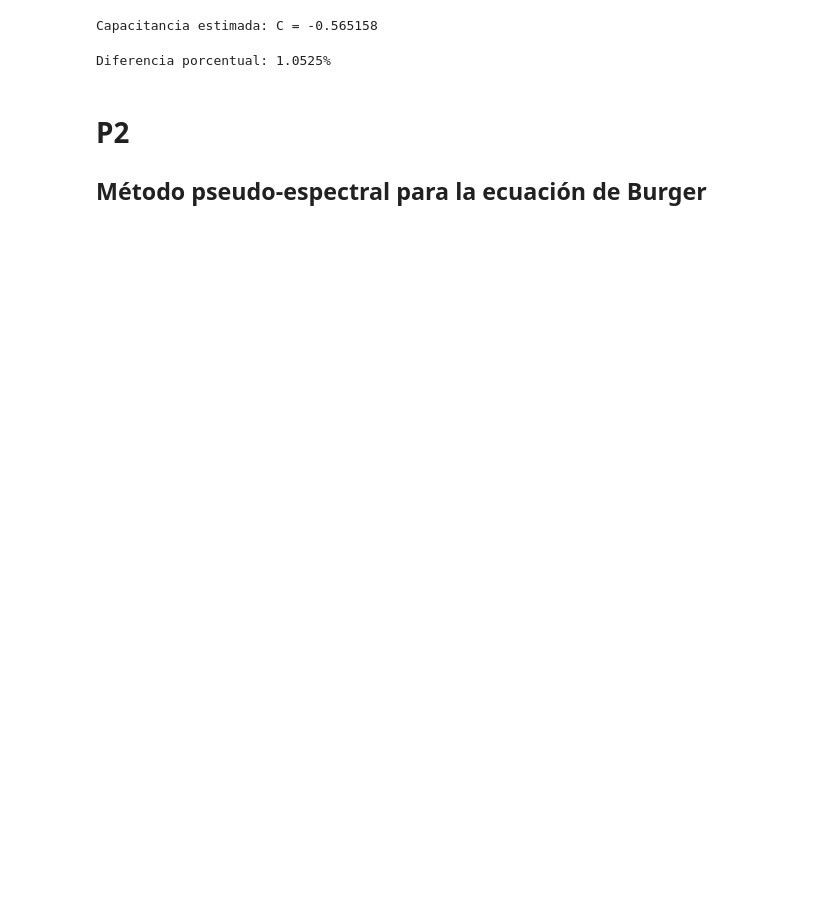
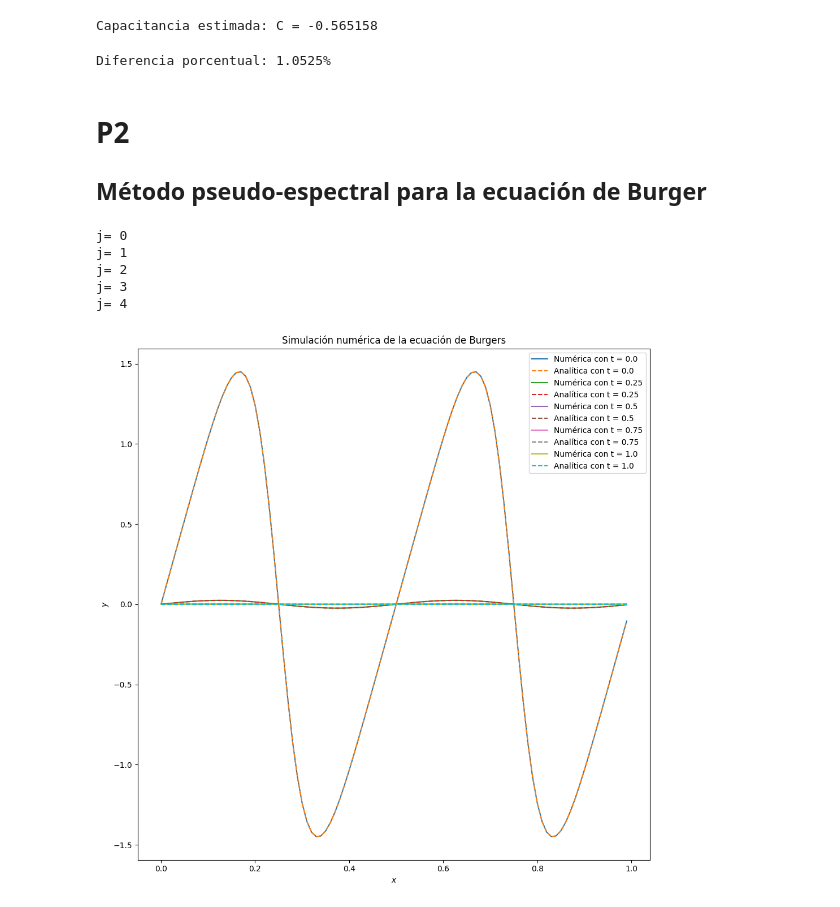
Before and after one commit to CrushinAngel/Numericos_7, a Jupyter notebook: Entrega.ipynb, the cells around one changed output. Cells and saved outputs as stored; diff of their text form; code cells hidden in the pictures; blank space fills up the shorter version.

```diff
--- a/Entrega.ipynb
+++ b/Entrega.ipynb
@@ -151,49 +151,59 @@ Diferencia porcentual: 1.0525%
 # %%
 from scipy.integrate import odeint
 import numpy as np
 import matplotlib.pyplot as plt
 import math
 
 N=100 # numero de pasos espaciales
 deltax = 1/N # paso espacial
-alpha=100 # value of the combination deltat/deltax (en unidades adimensionalizadas)
-deltat = alpha*deltax #paso temporal
-M=int(1/deltat) #numero de pasos de modo que la simulacion corra hasta t=1
-print('M=',M)
 v0=np.empty(N)
 v_theo=np.empty(N)
 x=np.empty(N)
+nu = 0.1
+k = 2
 
 for i in range(N):
-    v0[i] = np.sin(i*2*math.pi/N)
+    v0[i] = (2*math.pi*k*nu*np.sin(2*math.pi*k*i/N))/(1 + 0.5*np.cos(2*math.pi*k*i/N))
     x[i] = i/N
 
 def derivada(v,t):
     vf = np.fft.fft(v)
-    freq = np.fft.fftfreq(N, d=1)
-    return -alpha*np.real(np.fft.ifft(2*np.pi*1j*freq*vf))
+    freq = 2*np.pi*np.fft.fftfreq(N, d=1/N)
 
-L = 20
-t = np.linspace(0,M,L)
-u = odeint(derivada,v0,t)
+    # Derivadas
+    du = (np.fft.ifft(1j * freq * vf)).real
+    d2u = (np.fft.ifft(-(freq**2) * vf)).real
 
+    # No lineal
+    nonlinear = v * du
+
+
+    # Viscoso
+    visc = nu * d2u
+
+    return - nonlinear + visc
+
+L = 5
+t = np.array([0.25 * j for j in range(L)])
+u = odeint(derivada, v0, t)
+plt.figure(figsize = (10,10))
+plt.xlabel('$x$')
+plt.ylabel('$y$')
 for j in range(L):
+    exp = np.exp(-4*(k**2)*nu*(math.pi**2)*t[j])
     for i in range(N):
-        v_theo[i] = np.sin(2*math.pi*(i/N-j/(L-1)))
-    print("j=",j)
-    plt.figure(figsize=(10,10))
-    plt.xlabel('$x$')
-    plt.ylabel('$y$')
-#        plt.xlim(0.6,0.7)
-#        plt.ylim(-1.1,1.1)
-    plt.plot(x,u[j,:],color='blue')#'bo', markersize=1)
-    plt.plot(x,v_theo,color='red',linestyle='dashed')
-    plt.tight_layout()
-    if j < 10:
-        plt.savefig('test00'+str(j), dpi=None)
-    else:
-        if j < 100:
-            plt.savefig('test0'+str(j), dpi=None)
-        else:
-            plt.savefig('test'+str(count), dpi=None)
-    plt.close()
+        v_theo[i] = (2*math.pi*k*nu*exp*np.sin(2*math.pi*k*i/N))/(1 + 0.5*exp*np.cos(2*math.pi*k*i/N))
+    print("j=", j)
+    plt.plot(x, u[j, :], label = f'Numérica con t = {0.25*j}')
+    plt.plot(x, v_theo, linestyle = 'dashed', label = f'Analítica con t = {0.25*j}')
+plt.title('Simulación numérica de la ecuación de Burgers')
+plt.tight_layout()
+plt.legend()
+plt.show()
+# %% [output]
+j= 0
+j= 1
+j= 2
+j= 3
+j= 4
+[figure, added]
```
Also changed, not shown: parts of 3 cells of this notebook.
